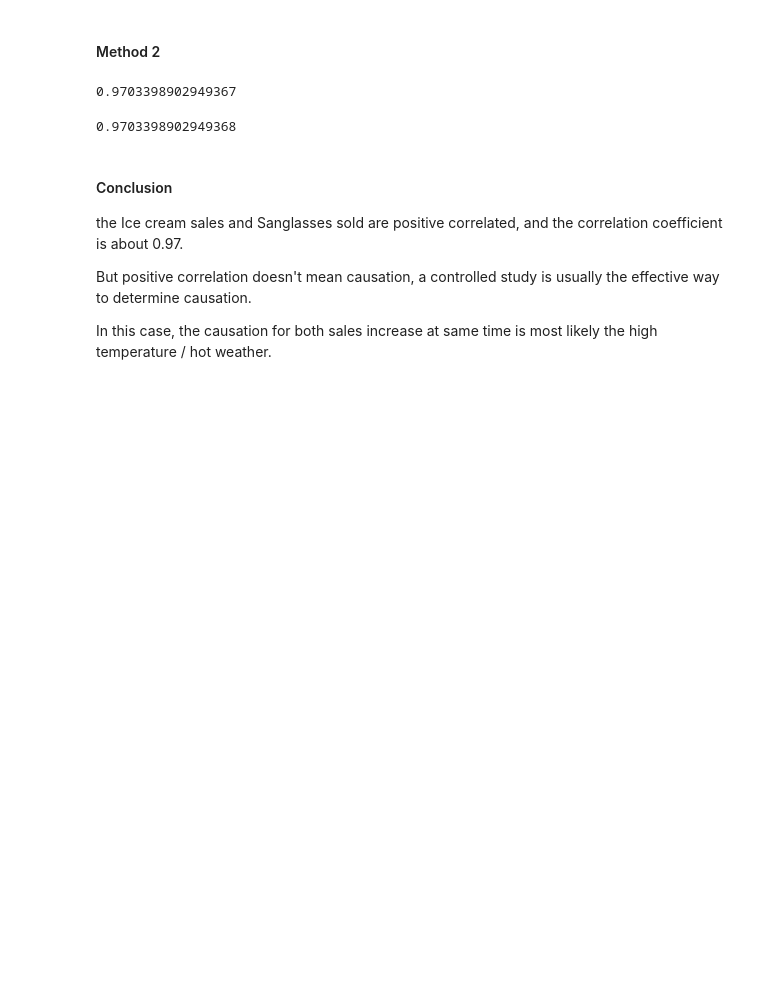
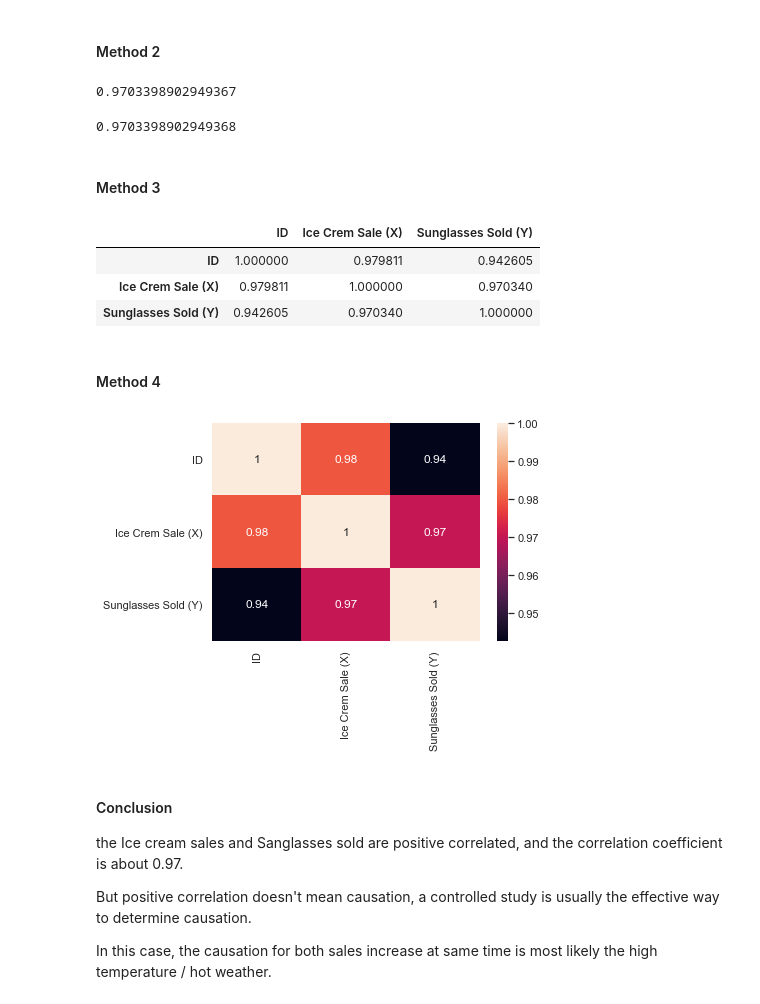
Before and after one commit to gaoqian310/Business_Intelligence_Project, a Jupyter notebook: BI_Project.ipynb, the cells around one changed output. Drawn from its saved outputs; the diff is of its cells as text; code cells hidden in the pictures; blank space fills up the shorter version.

```diff
--- a/BI_Project.ipynb
+++ b/BI_Project.ipynb
@@ -216,6 +213,21 @@ df3["Ice Crem Sale (X)"].corr(df3["Sunglasses Sold (Y)"])
 df3["Sunglasses Sold (Y)"].corr(df3["Ice Crem Sale (X)"])
 # %% [output]
 0.9703398902949368
+# %% [markdown]
+#### Method 3
+# %%
+df3.corr()
+# %% [output]
+|  | ID | Ice Crem Sale (X) | Sunglasses Sold (Y) |
+| ID | 1.000000 | 0.979811 | 0.942605 |
+| Ice Crem Sale (X) | 0.979811 | 1.000000 | 0.970340 |
+| Sunglasses Sold (Y) | 0.942605 | 0.970340 | 1.000000 |
+# %% [markdown]
+#### Method 4
+# %%
+sns.heatmap(df3.corr(),annot=True);
+# %% [output]
+[figure, added]
 # %% [markdown]
 #### Conclusion
 the Ice cream sales and Sanglasses sold are positive correlated, and the correlation coefficient is about 0.97.
```
Also changed, not shown: parts of 1 cell of this notebook, 1 other file.
